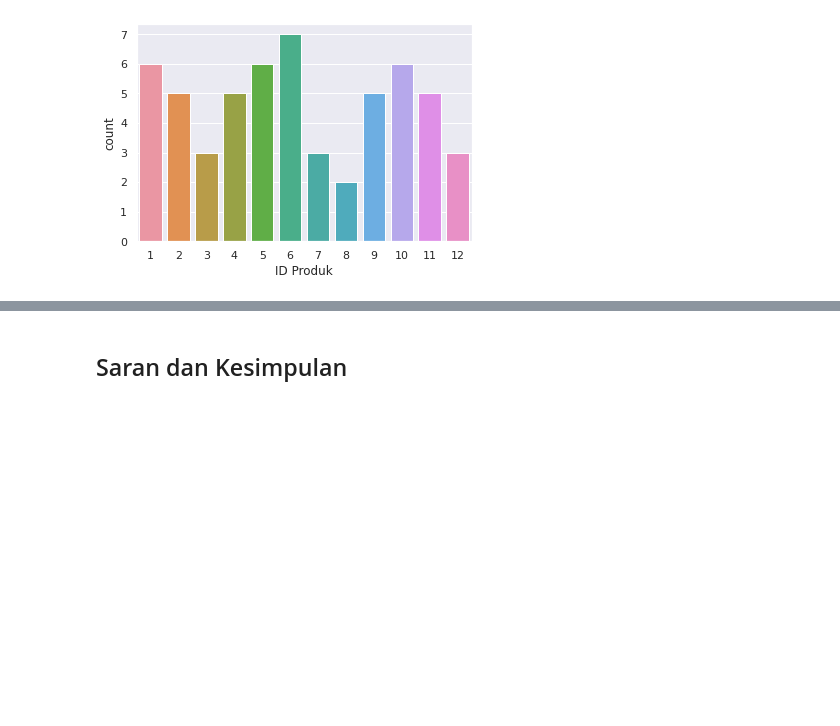
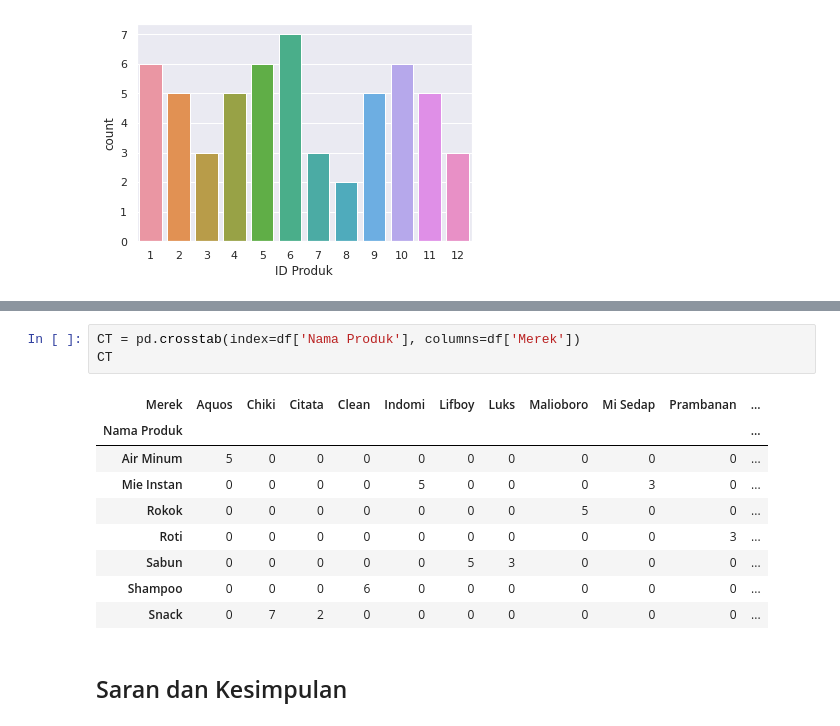
Before and after one commit to yogaap113/Case-Study-03-Data-Mining-UIN-Ganjil-2022-Kelompok-1, a Jupyter notebook: Case_Study_03_Data_Mining_UIN_Ganjil_2022_Kelompok_1.ipynb, the cells around one changed output, grey strips where cells are left out. Saved outputs shown, nothing was run; the diff lists cells and outputs as text; blank space fills up the shorter version.

```diff
--- a/Case_Study_03_Data_Mining_UIN_Ganjil_2022_Kelompok_1.ipynb
+++ b/Case_Study_03_Data_Mining_UIN_Ganjil_2022_Kelompok_1.ipynb
@@ -261,2 +267,15 @@ p = sns.countplot(x = "ID Produk", data = df)
+# %%
+CT = pd.crosstab(index=df['Nama Produk'], columns=df['Merek'])
+CT
+# %% [output]
+| Merek | Aquos | Chiki | Citata | Clean | Indomi | Lifboy | Luks | Malioboro | Mi Sedap | Prambanan | ... |
+| Nama Produk |  |  |  |  |  |  |  |  |  |  | ... |
+| Air Minum | 5 | 0 | 0 | 0 | 0 | 0 | 0 | 0 | 0 | 0 | ... |
+| Mie Instan | 0 | 0 | 0 | 0 | 5 | 0 | 0 | 0 | 3 | 0 | ... |
+| Rokok | 0 | 0 | 0 | 0 | 0 | 0 | 0 | 5 | 0 | 0 | ... |
+| Roti | 0 | 0 | 0 | 0 | 0 | 0 | 0 | 0 | 0 | 3 | ... |
+| Sabun | 0 | 0 | 0 | 0 | 0 | 5 | 3 | 0 | 0 | 0 | ... |
+| Shampoo | 0 | 0 | 0 | 6 | 0 | 0 | 0 | 0 | 0 | 0 | ... |
+| Snack | 0 | 7 | 2 | 0 | 0 | 0 | 0 | 0 | 0 | 0 | ... |
 # %% [markdown]
 ## Saran dan Kesimpulan
```
Also changed, not shown: parts of 1 cell of this notebook.
